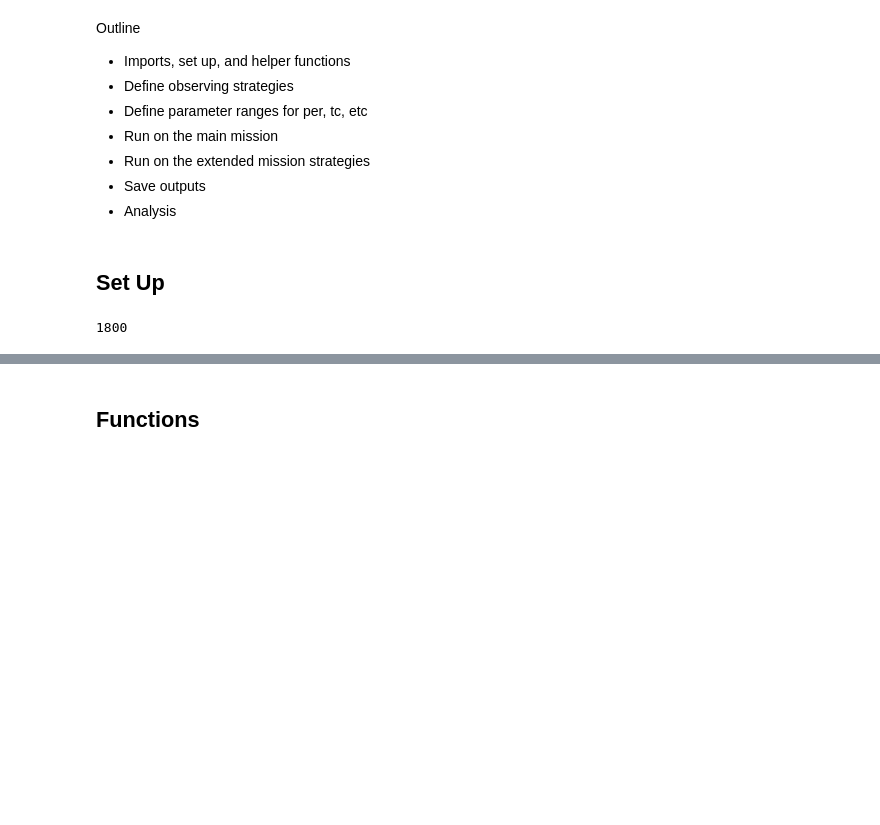
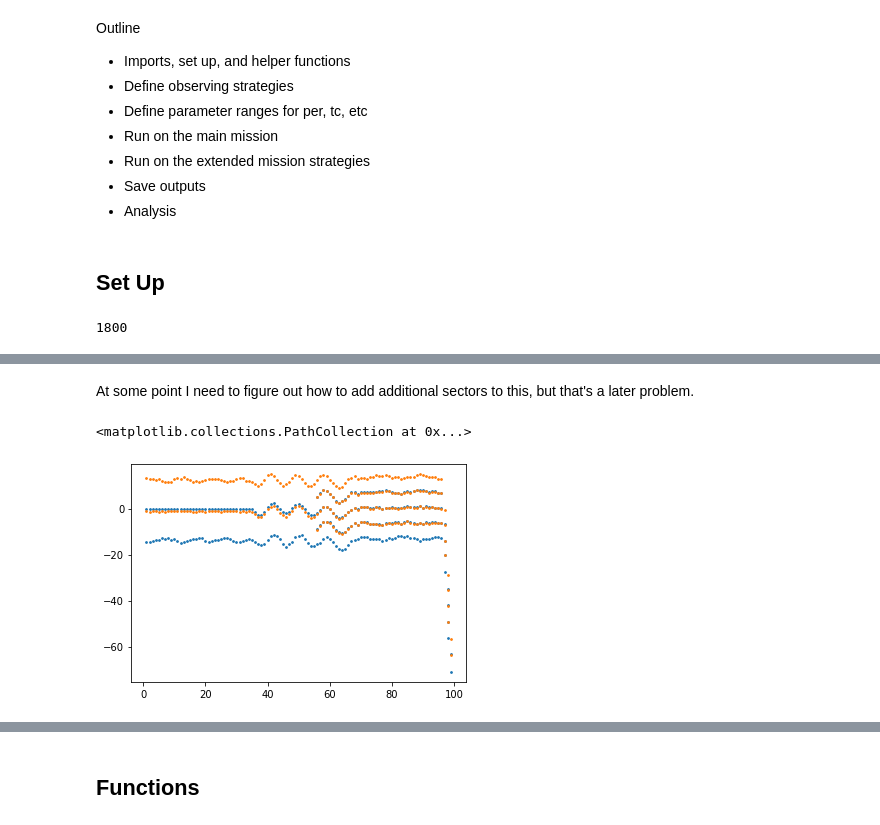
Before and after one commit to rae-holcomb/tess_scheduling, a Jupyter notebook: sandbox2.ipynb, the cells around one changed output, grey strips where cells are left out. Cells and saved outputs as stored; diff of their text form; code cells hidden in the pictures; blank space fills up the shorter version.

```diff
--- a/sandbox2.ipynb
+++ b/sandbox2.ipynb
@@ -62,0 +109,11 @@ stop_times = midtimes + 13.5
+# %% [markdown]
+At some point I need to figure out how to add additional sectors to this, but that's a later problem.
+# %%
+# plt.errorbar(np.ones_like(len(orbit_times)), y, yerr=y_error_asym, fmt='o', capsize=5, ecolor='blue')
+
+# plt.scatter(orbit_times.sector, orbit_times.midtime, s=3)
+plt.scatter(orbit_times.sector, orbit_times.t_start - orbit_times.midtime, s=3)
+plt.scatter(orbit_times.sector, orbit_times.t_end - orbit_times.midtime, s=3)
+# %% [output]
+<matplotlib.collections.PathCollection at 0x...>
+[figure, added]
```
Also changed, not shown: parts of 18 cells of this notebook, 3 other files.
